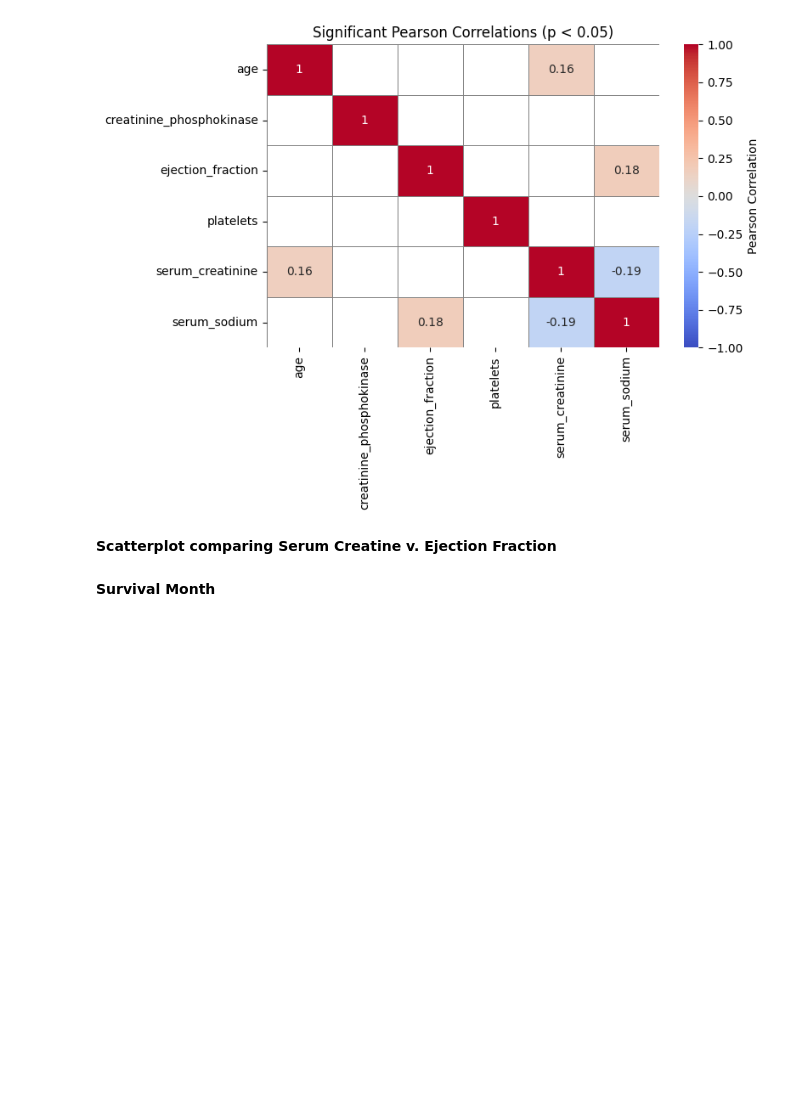
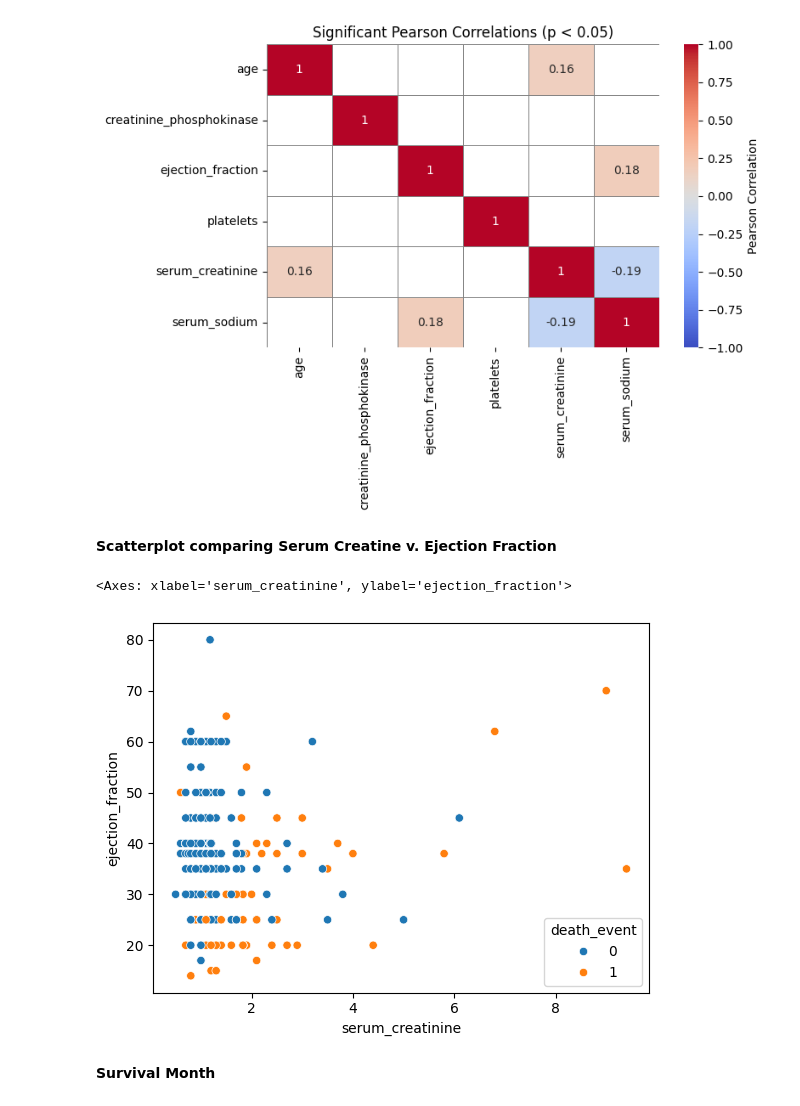
Before and after one commit to rhiats/Heart-Failure-Clinical-Records, a Jupyter notebook: Heart_Failure_Clinical_Records.ipynb, the cells around one changed output. Drawn from its saved outputs; the diff is of its cells as text; code cells hidden in the pictures; blank space fills up the shorter version.

```diff
--- a/Heart_Failure_Clinical_Records.ipynb
+++ b/Heart_Failure_Clinical_Records.ipynb
@@ -276,6 +276,11 @@ plt.show()
 [figure]
 # %% [markdown]
 **Scatterplot comparing Serum Creatine v. Ejection Fraction**
+# %%
+sns.scatterplot(data=df, x="serum_creatinine", y="ejection_fraction", hue="death_event")
+# %% [output]
+<Axes: xlabel='serum_creatinine', ylabel='ejection_fraction'>
+[figure, added]
 # %% [markdown]
 **Survival Month**
 # %% [markdown]
```
Also changed, not shown: parts of 1 cell of this notebook.
